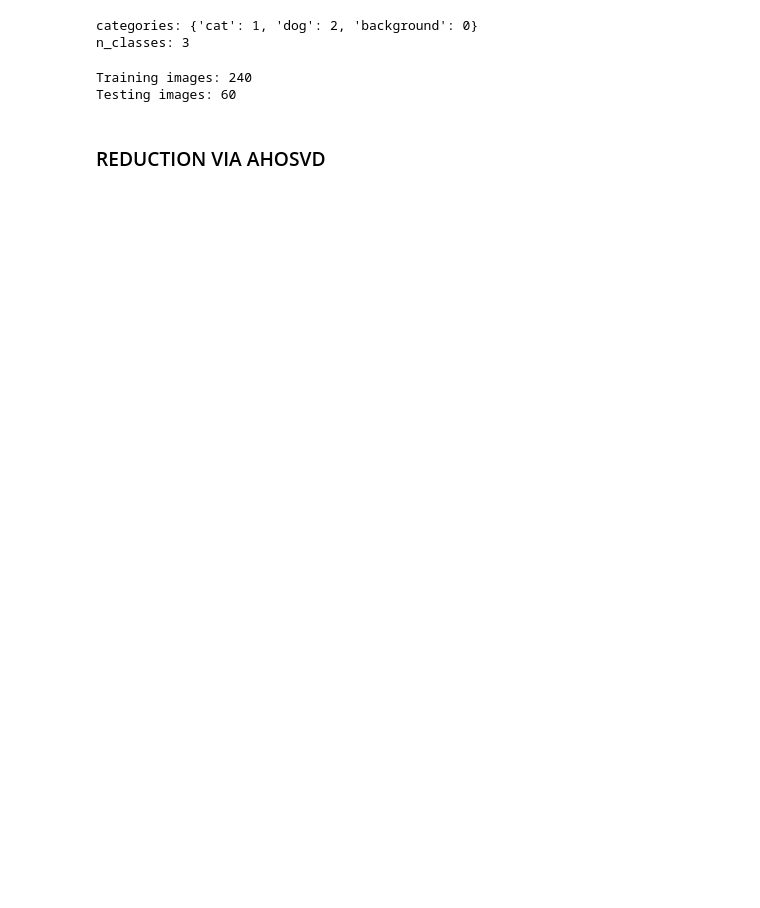
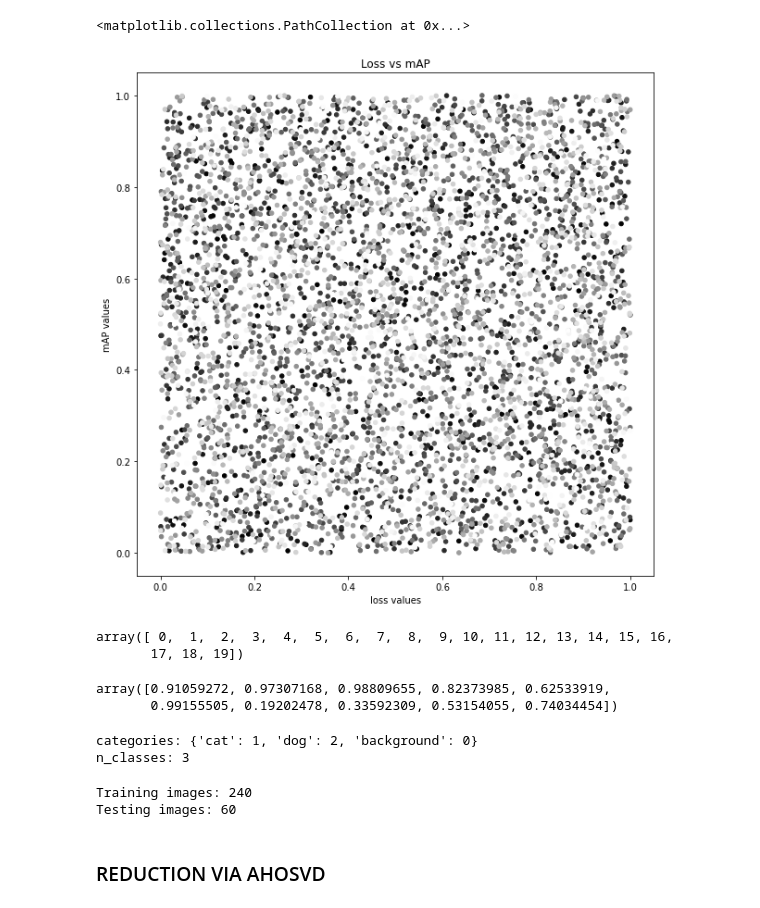
Before and after one commit to mathLab/Smithers, a Jupyter notebook: smithers/ml/tutorials/reduction_SSD.ipynb, the cells around one changed output. Drawn from its saved outputs; the diff is of its cells as text; code cells hidden in the pictures; blank space fills up the shorter version.

```diff
--- a/smithers/ml/tutorials/reduction_SSD.ipynb
+++ b/smithers/ml/tutorials/reduction_SSD.ipynb
@@ -0,0 +1,16 @@
+# %%
+import matplotlib.pyplot as plt
+import numpy as np
+plt.figure(figsize = [10,10])
+plt.title("Loss vs mAP")
+plt.xlabel("loss values")
+plt.ylabel("mAP values")
+plt.scatter(np.random.random(5000), np.random.random(5000), c= np.arange(5000), s = 20, cmap = 'gist_gray')
+# %% [output]
+<matplotlib.collections.PathCollection at 0x...>
+[figure, added]
+# %%
+np.arange(20)
+# %% [output]
+array([ 0,  1,  2,  3,  4,  5,  6,  7,  8,  9, 10, 11, 12, 13, 14, 15, 16,
+       17, 18, 19])
@@ -1,3 +19,8 @@
+# %%
+np.random.random(10)
+# %% [output]
+array([0.91059272, 0.97307168, 0.98809655, 0.82373985, 0.62533919,
+       0.99155505, 0.19202478, 0.33592309, 0.53154055, 0.74034454])
 # %%
 '''
 Create reduced version of SSD300
```
Also changed, not shown: parts of 7 cells of this notebook, 6 other files.
